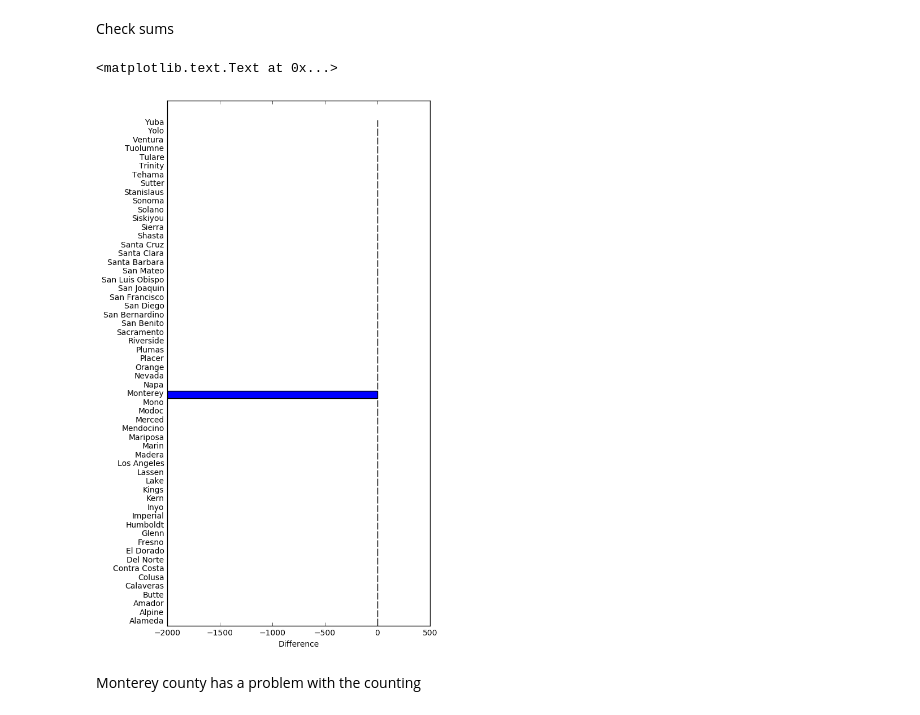
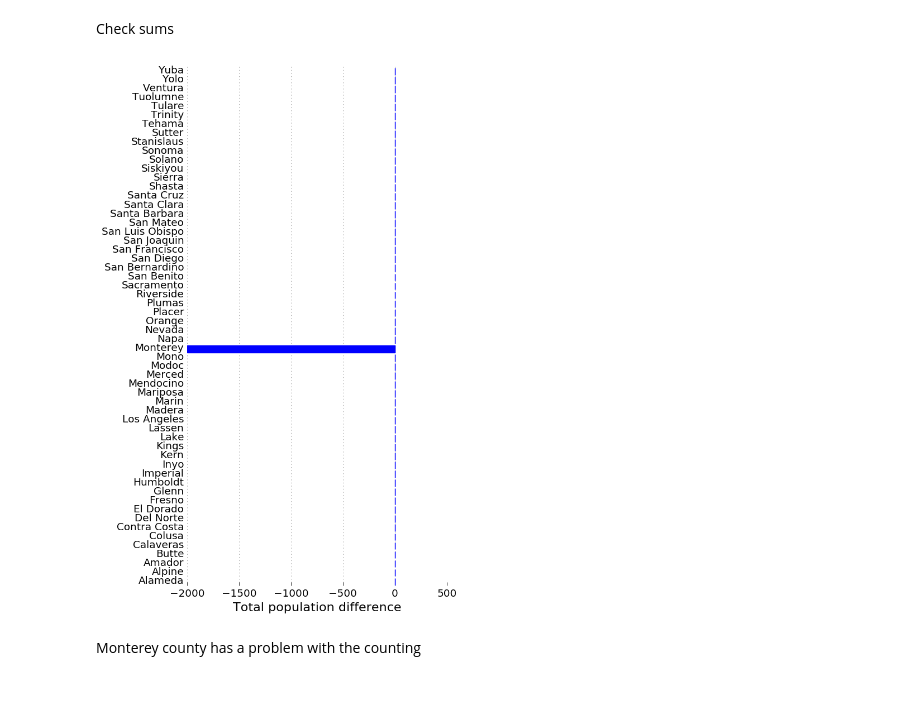
Before and after one commit to joao-r-santos/Asthma, a Jupyter notebook: Data/load county profiles.ipynb, the cells around one changed output. Saved outputs shown, nothing was run; the diff lists cells and outputs as text; code cells hidden in the pictures.

Commit message:
Check on the county profiles data

```diff
--- a/Data/load county profiles.ipynb
+++ b/Data/load county profiles.ipynb
@@ -16,2 +17,22 @@ import json
+# %%
+params = { 'axes.grid': True
+          ,'axes.axisbelow': True
+          ,'grid.color': '0.5'
+          ,'legend.numpoints': 1
+          ,'savefig.bbox': 'tight'
+          ,'font.size': 16
+          ,'legend.loc': 'best'
+          ,'legend.fontsize': 'medium'
+          #,'lines.markersize': 6
+          ,'xtick.labelsize': 'small'
+          ,'ytick.labelsize': 'small'
+          #,'xtick.direction': 'out'
+          #,'ytick.direction': 'out'
+          #,'text.usetex': False
+          ,'figure.figsize': [8, 6]
+          #,'axes.labelsize': 'large'   # no need to change these sizes, just change font.size
+          #,'axes.titlesize': 'x-large'
+}
+plt.rcParams.update(params)
 # %% [markdown]
 Load data for all counties
@@ -40,17 +70,23 @@ Check sums
 # %%
 plt.figure(figsize=(6,12))
 ax= plt.subplot(111)
 
 inds= np.arange(N_counties)
 
-plt.barh(inds, data_pop[:,4]-datacumsum_pop[:,3])
+plt.barh(inds, data_pop[:,4]-datacumsum_pop[:,3], color='b', ec='b')
 
 plt.yticks(inds+0.5,counties)
+plt.ylim(0,N_counties)
+plt.grid(axis='y')
+plt.xlabel('Total population difference')
+
+ax.set_frame_on(False)
+ax.xaxis.set_ticks_position('bottom')
 ax.yaxis.set_ticks_position('none')
-plt.xlabel('Difference')
+
+plt.savefig('TotalPopulationDifference.png')
 # %% [output]
-<matplotlib.text.Text at 0x...>
-[figure, old version]
+[figure, new version]
 # %% [markdown]
 Monterey county has a problem with the counting
 # %%
```
Also changed, not shown: parts of 20 cells of this notebook, 6 other files.
